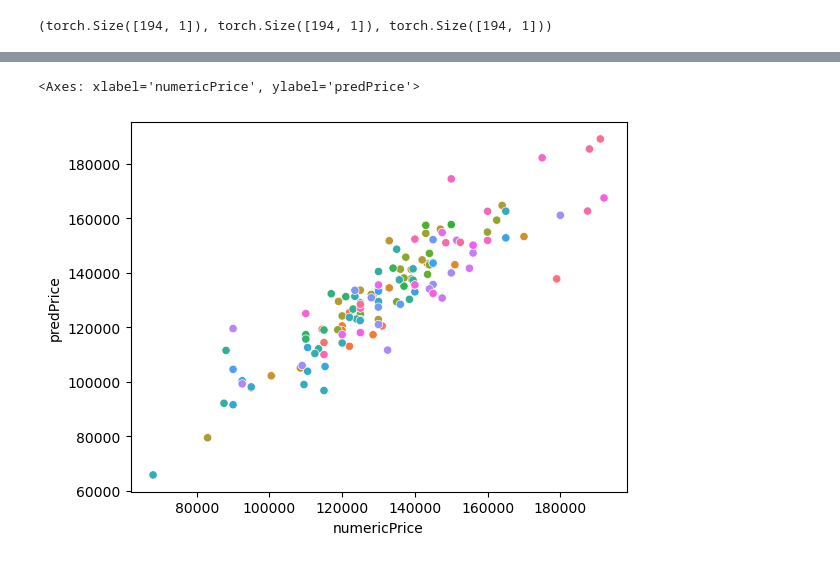
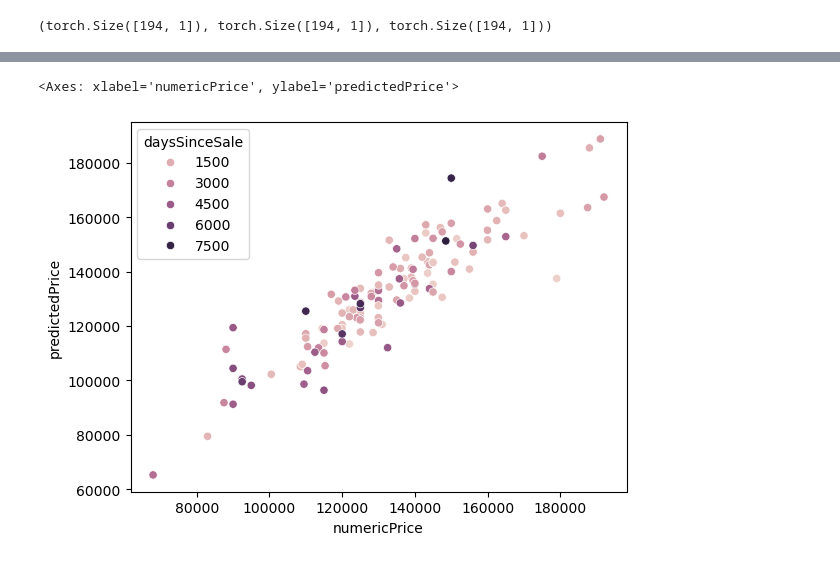
Before and after one commit to warner121/housepricing, a Jupyter notebook: morley_mills/morley_mills_lstm.ipynb, the cells around one changed output, grey strips where cells are left out. Cells and saved outputs as stored; diff of their text form; code cells hidden in the pictures.

```diff
--- a/morley_mills/morley_mills_lstm.ipynb
+++ b/morley_mills/morley_mills_lstm.ipynb
@@ -62,0 +90,4 @@ OUTPUT_SIZE = 1
+# %%
+previous_tensor = previous_tensor.to(DEVICE)
+address_tensor = address_tensor.to(DEVICE)
+this_tensor = this_tensor.to(DEVICE)
@@ -118,0 +142,4 @@ with torch.no_grad():
+# %%
+# get the predicted prices for the training set
+with torch.no_grad():
+    predictions = model(previous_tensor, address_tensor)
@@ -124,2 +193,4 @@ sns.lineplot(losses).set(yscale='log')
 # %%
-y_tensor = (y_tensor.detach() * price_std) + price_mean
+# copy predictions back to CPU and scale back to actual prices
+predictions = (predictions.detach().to('cpu') * previous_std) + previous_mean
+df_plot = df.join(pd.DataFrame(predictions, index=df.tail(-1).index, columns=['predictedPrice']))
@@ -138,2 +196,0 @@ sns.lineplot(pred.to('cpu'), legend=None)
-# %%
-df_plot = df.join(pd.DataFrame(pred.to('cpu'), index=df.tail(-1).index, columns=['predPrice']))
@@ -151,5 +197,6 @@ sns.lineplot(data=df_plot, x='dateSold', y='predPrice', hue='number')
 # %%
-sns.scatterplot(data=df_plot, x='numericPrice', y='predPrice', hue='daysSince', legend=False)
+# scatter plot of actual vs predicted price
+sns.scatterplot(data=df_plot, x='numericPrice', y='predictedPrice', hue='daysSinceSale')
 # %% [output]
-<Axes: xlabel='numericPrice', ylabel='predPrice'>
+<Axes: xlabel='numericPrice', ylabel='predictedPrice'>
-[figure, old version]
+[figure, new version]
```
Also changed, not shown: parts of 34 cells of this notebook, 3 other files.
